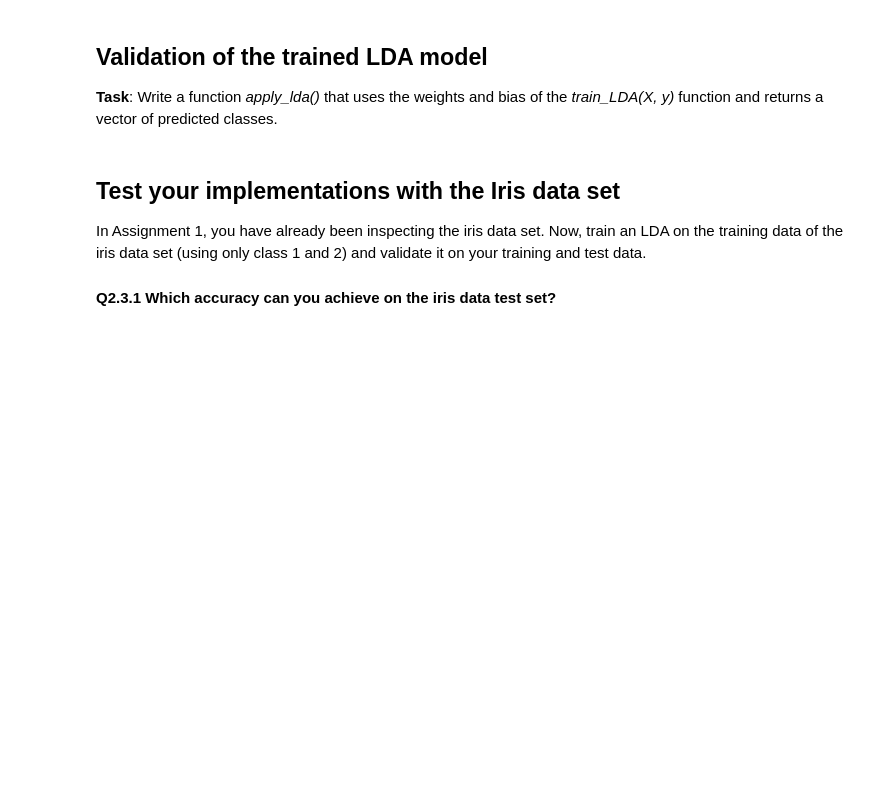
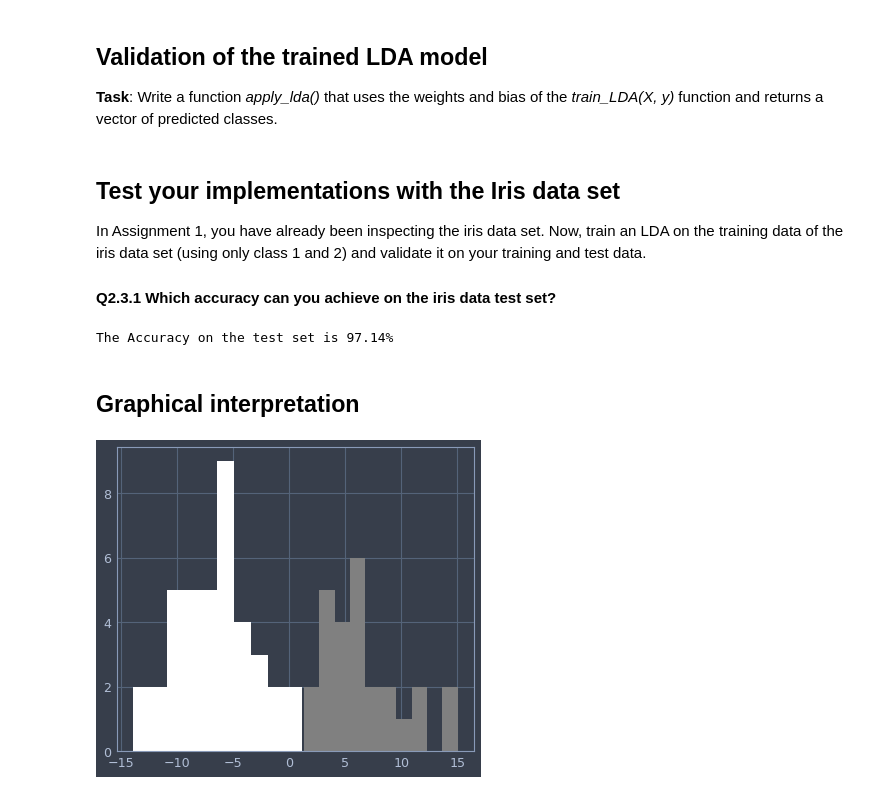
Before and after one commit to svilches/ml, a Jupyter notebook: Assignment 2/2.3 LDA.ipynb, the cells around one changed output. Cells and saved outputs as stored; diff of their text form; code cells hidden in the pictures; blank space fills up the shorter version.

```diff
--- a/Assignment 2/2.3 LDA.ipynb
+++ b/Assignment 2/2.3 LDA.ipynb
@@ -35,12 +31,20 @@ def train_lda(X, y):
     ''' Train an LDA
     Input: X data matrix with shape NxD
            y label vector with shape Nx1
-    Output: weight vector with shape Nx1
+    Output: weight vector with shape Dx1
             bias term - real-valued '''
-# w = (S1+S2)^-1 * (m2 − m1)
-# b = -1/2 w (m1 + m2)
-
-
+    means = []
+    covs = []
+    classes = np.unique(y)
+    # w = (S1+S2)^-1 * (m2 − m1)
+    # b = -1/2 w (m1 + m2)
+    for group in classes:
+        X_g = X[y == group, :]
+        Cov_g = 1./(len(X_g)-1)*np.dot((X_g-np.mean(X_g,0)).T,(X_g-np.mean(X_g,0)))
+        means.append(np.mean(X_g,0))
+        covs.append(Cov_g)
+    weights = np.dot(np.linalg.pinv(0.5*(covs[0]+covs[1])),(means[1]-means[0]))
+    bias = -0.5*np.dot(weights,(means[0]+means[1]))
     return weights, bias
 # %% [markdown]
 ## Validation of the trained LDA model
@@ -49,12 +68,13 @@ __Task__: Write a function *apply_lda()* that uses the weights and bias of the *
 # %%
-def apply_lda(X_test, weights, bias):
+def apply_lda_float(X_test, weights, bias):
     '''Predict the class label per sample
     Input: X_test - data matrix with shape NxD
            weight vector and bias term from train_LDA
     Output: vector with entries 1 or 2 depending on the class'''
-
-
-
+    n=X_test.shape[0];
+    y_test=np.empty(n);
+    for sample in range(n):
+        y_test[sample]=np.inner(X_test[sample],weights)+bias
     return y_test
 # %% [markdown]
 ## Test your implementations with the Iris data set
@@ -76,9 +96,23 @@ y_train = y_train_all[np.logical_or(y_train_all==1,y_train_all==2)]
 X_test = X_test_all[np.logical_or(y_test_all==1,y_test_all==2)]
 y_test = y_test_all[np.logical_or(y_test_all==1,y_test_all==2)]
 
+# train an LDA
+w,b=train_lda(X_train,y_train)
 
-# train an LDA and apply it on the test data set, report your accuracy (in percent)
-
-
-
-# print('The Accuracy on the test set is %.2f%%' %(sum(y_test==y_prediction)/len(y_test)*100))
+# apply it on the test data set,
+y_prediction=apply_lda(X_test,w,b);
+print('The Accuracy on the test set is %.2f%%' %(sum(y_test==y_prediction)/len(y_test)*100))
+# %% [output]
+The Accuracy on the test set is 97.14%
+# %% [markdown]
+## Graphical interpretation
+# %%
+# Train data
+indices_class1 = np.where(y_train == 1)[0];
+indices_class2 = np.where(y_train == 2)[0];
+y_prediction_float=apply_lda_float(X_train,w,b);
+jtplot.style('onedork')
+plt.hist(y_prediction_float[indices_class1],bins=10, color="white");
+plt.hist(y_prediction_float[indices_class2],bins=10, color="gray");
+# %% [output]
+[figure, added]
```
Also changed, not shown: parts of 5 cells of this notebook, 2 other files.
